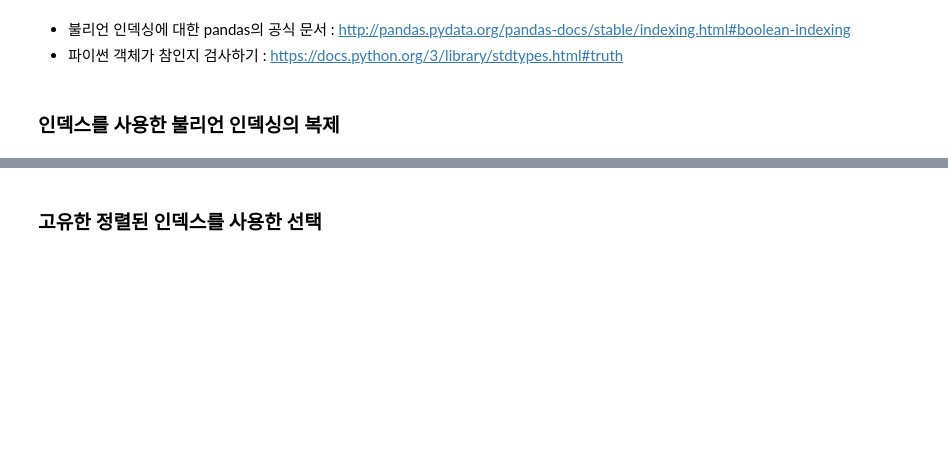
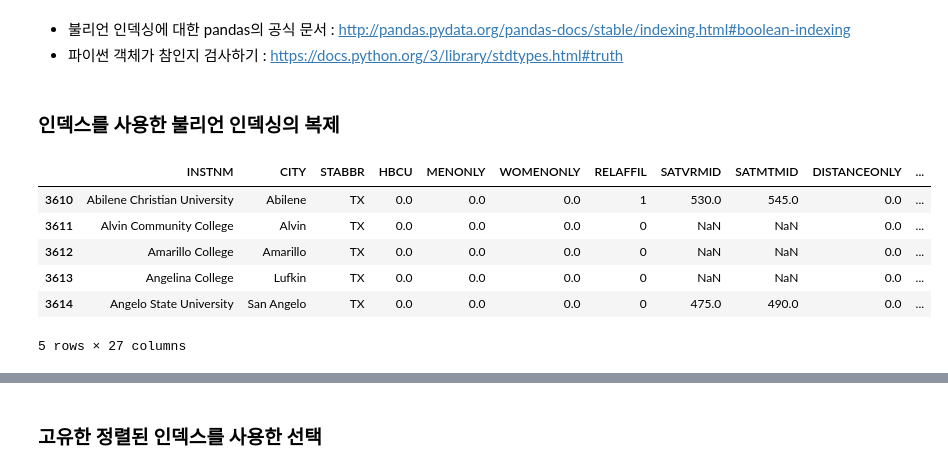
Before and after one commit to liberalapes/pandas_cookbook, a Jupyter notebook: 05장 불리언 인덱싱.ipynb, the cells around one changed output, grey strips where cells are left out. Saved outputs shown, nothing was run; the diff lists cells and outputs as text; code cells hidden in the pictures; blank space fills up the shorter version.

```diff
--- a/05장 불리언 인덱싱.ipynb
+++ b/05장 불리언 인덱싱.ipynb
@@ -195,3 +197,17 @@ True
 - 파이썬 객체가 참인지 검사하기 : https://docs.python.org/3/library/stdtypes.html#truth
 # %% [markdown]
 ### 인덱스를 사용한 불리언 인덱싱의 복제
+# %%
+college = pd.read_csv('/Users/chosikc/Sites/PandasCookbook/college.csv')
+college[college['STABBR'] == 'TX'].head()
+# 불리언을 통해서 TX에 있는 대학을 선택
+# STABBR이 TX 인 열을 검색해서 블리언 Series를 생성하고, 이 Series는 인덱스 연산자에 전달되어 데이터를 부분 집합으로 생성한다.
+# 동일한 열을 인덱스로 옮긴 후 레이블 기반의 인덱스 선택을 .loc을 사용하여 복제할수 있다.
+# %% [output]
+|  | INSTNM | CITY | STABBR | HBCU | MENONLY | WOMENONLY | RELAFFIL | SATVRMID | SATMTMID | DISTANCEONLY | ... |
+| 3610 | Abilene Christian University | Abilene | TX | 0.0 | 0.0 | 0.0 | 1 | 530.0 | 545.0 | 0.0 | ... |
+| 3611 | Alvin Community College | Alvin | TX | 0.0 | 0.0 | 0.0 | 0 | NaN | NaN | 0.0 | ... |
+| 3612 | Amarillo College | Amarillo | TX | 0.0 | 0.0 | 0.0 | 0 | NaN | NaN | 0.0 | ... |
+| 3613 | Angelina College | Lufkin | TX | 0.0 | 0.0 | 0.0 | 0 | NaN | NaN | 0.0 | ... |
+| 3614 | Angelo State University | San Angelo | TX | 0.0 | 0.0 | 0.0 | 0 | 475.0 | 490.0 | 0.0 | ... |
+5 rows × 27 columns
```
Also changed, not shown: parts of 40 cells of this notebook.
